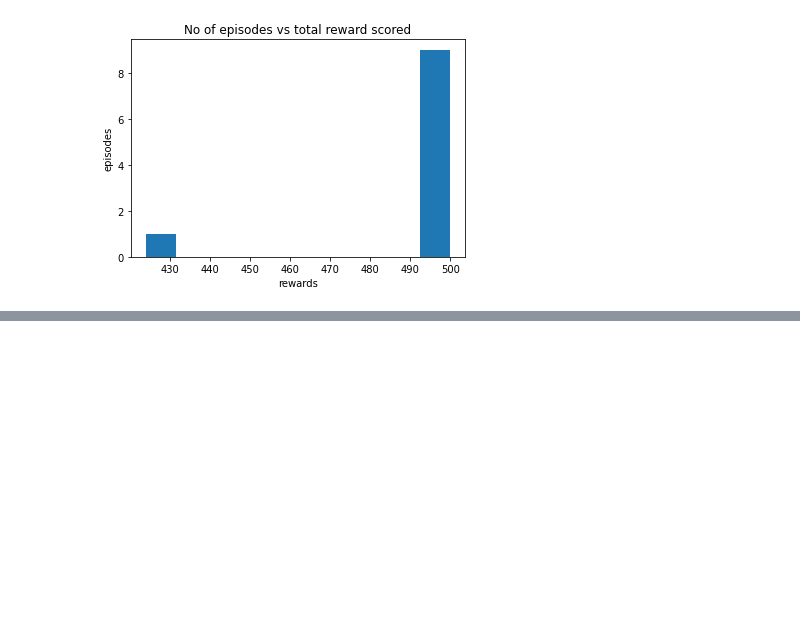
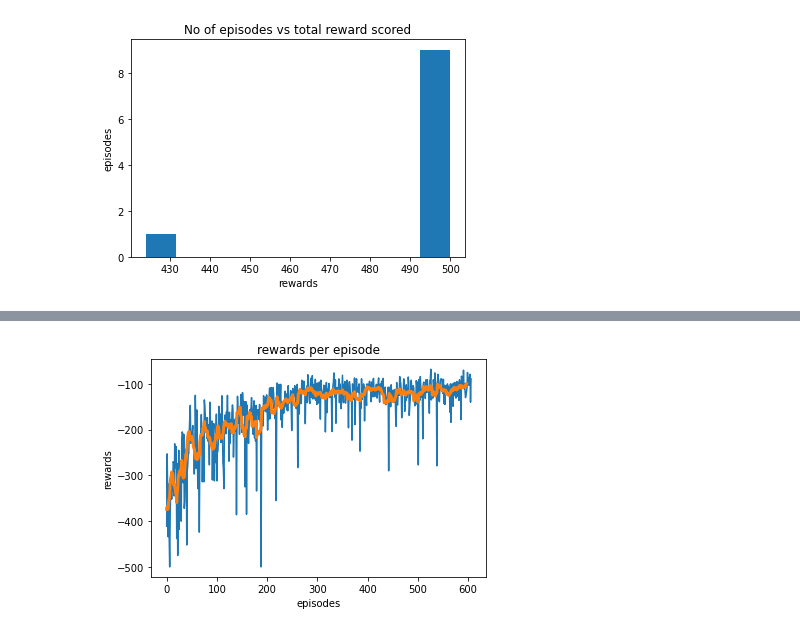
Before and after one commit to NitishNaineni/Actor-Critic, a Jupyter notebook: main.ipynb, the cells around one changed output, grey strips where cells are left out. Saved outputs shown, nothing was run; the diff lists cells and outputs as text; code cells hidden in the pictures; blank space fills up the shorter version.

```diff
--- a/main.ipynb
+++ b/main.ipynb
@@ -237,0 +292,9 @@ plt.savefig('LunarLander-v2.pth_evaluation.png',dpi=300)
+# %%
+plt.plot(episode_rewards)
+plt.plot(np.convolve(episode_rewards, np.ones(plot_iters)/plot_iters, mode='valid'),linewidth=3)
+plt.xlabel('episodes')
+plt.ylabel('rewards')
+plt.title('rewards per episode')
+plt.savefig('Acrobot-v1_rperepisode.png',dpi=300)
+# %% [output]
+[figure, added]
```
Also changed, not shown: parts of 8 cells of this notebook, 7 other files.
